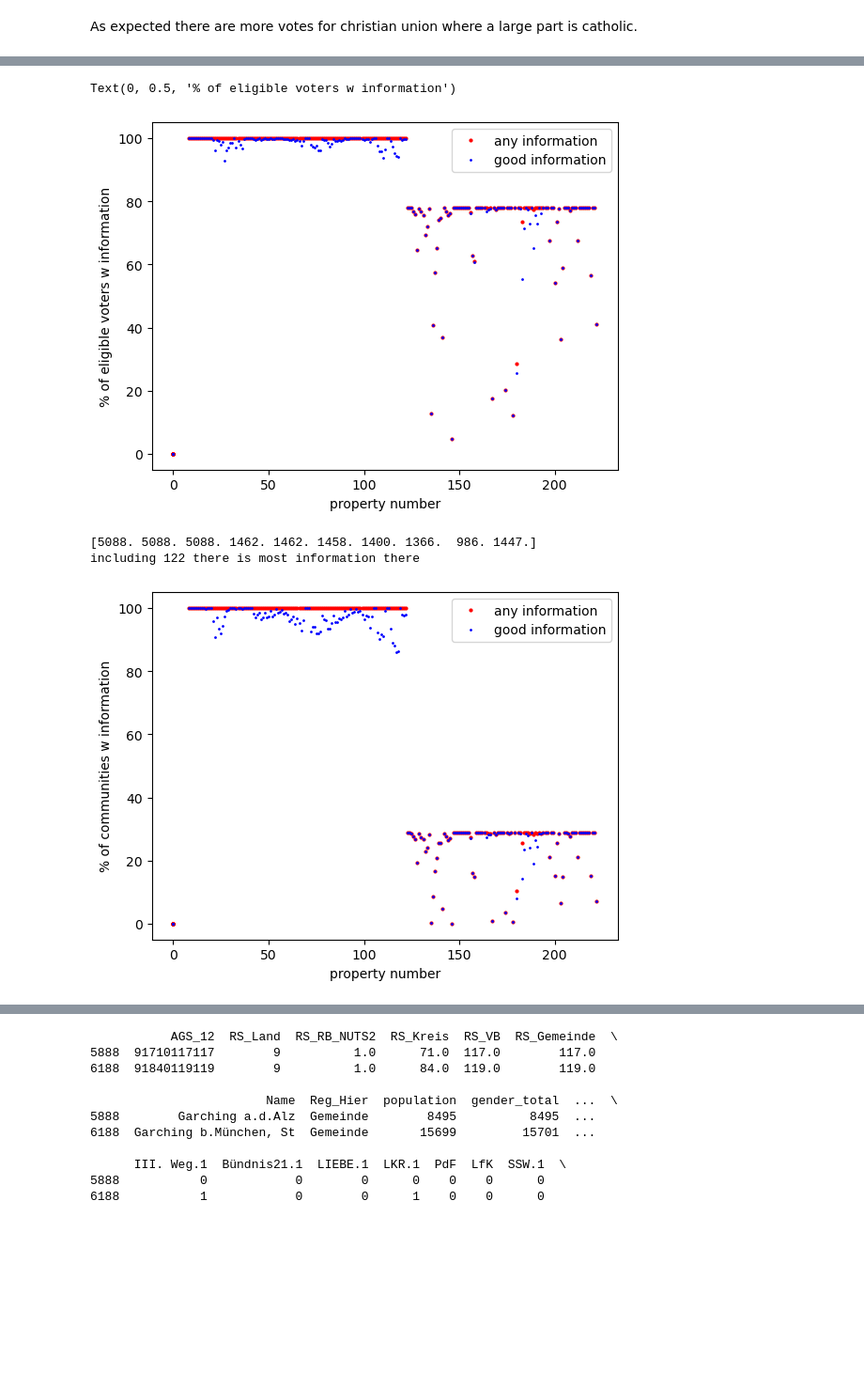
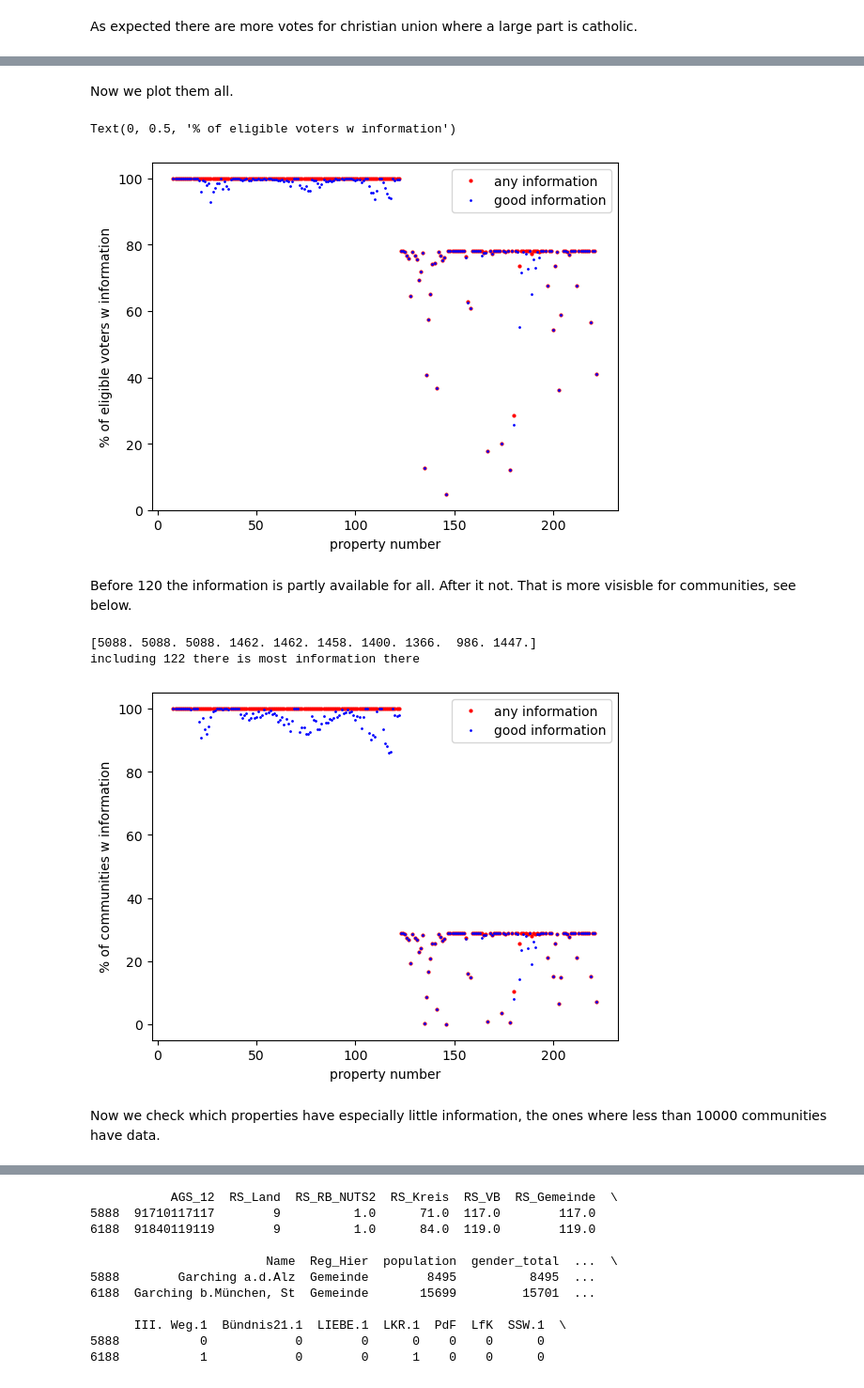
Before and after one commit to tkfritz/Germany-election, a Jupyter notebook: germany_linear.ipynb, the cells around one changed output, grey strips where cells are left out. Shown at 94% size. Drawn from its saved outputs; the diff is of its cells as text; code cells hidden in the pictures; blank space fills up the shorter version.

```diff
--- a/germany_linear.ipynb
+++ b/germany_linear.ipynb
@@ -926,8 +926,8 @@ median is 79.4048633117967
 # %% [markdown]
 We are now looking on the valid votes as function of voters. That checks for communities were votes are mssing because the mail votes were counted elsewhere. Since it is known that the mail votes is diffent, those communities are best excluded.
 # %%
-sel=comb1[(abs(100*comb1['eligible_voters']/comb1['population']-82.5)<27.5)]
-sel2=comb1[(abs(100*comb1['eligible_voters']/comb1['population']-82.5)<27.5) & (100*comb1['voters']/comb1['eligible_voters']>90-38/3*np.log10(comb1['population']/50))]
+sel=comb1[(abs(100*comb1['eligible_voters']/comb1['population']-82.5)<27.5)].copy()
+sel2=comb1[(abs(100*comb1['eligible_voters']/comb1['population']-82.5)<27.5) & (100*comb1['voters']/comb1['eligible_voters']>90-38/3*np.log10(comb1['population']/50))].copy()
 li=np.zeros((2,2))
 li[0,0]=90
 li[0,1]=52
@@ -992,11 +992,16 @@ Now we are looking in other census data.
 # %%
-print(sel2.eligible_voters.sum())
-print(sel2.eligible_voters[(sel2.religion_catholic>-0.5) & (sel2.qual_religion_catholic!=1)].sum())
 
-plt.plot(100*sel2['religion_catholic']/sel2['population'],100*(sel2['christian_socials_party_votes']+sel2['christian_democrats_party_votes'])/sel2['valid_votes_party_votes'],'o',ms=0.5,color='black',label='christian union')
+#combining the two christain unions
+comb1.loc[:,'christian_unions_party_votes']=comb1.loc[:,'christian_socials_party_votes']+comb1.loc[:,'christian_democrats_party_votes']
+comb1.loc[:,'christian_unions_person_votes']=comb1.loc[:,'christian_socials_person_votes']+comb1.loc[:,'christian_democrats_person_votes']
+
+sel2.loc[:,'christian_unions_party_votes']=sel2.loc[:,'christian_socials_party_votes']+sel2.loc[:,'christian_democrats_party_votes']
+sel2.loc[:,'christian_unions_person_votes']=sel2.loc[:,'christian_socials_person_votes']+sel2.loc[:,'christian_democrats_person_votes']
+
+plt.plot(100*sel2['religion_catholic']/sel2['population'],100*sel2['christian_unions_party_votes']/sel2['valid_votes_party_votes'],'o',ms=0.5,color='black',label='christian union')
 plt.legend(loc="best")
 plt.xlabel("% catholic")
-plt.ylabel("% christain unions")
+plt.ylabel("% christian unions")
 #plt.yscale("log")
 #plt.xscale("log")
 # %% [output]
@@ -1011,15 +1029,11 @@ We are now checking for quality of the zensus properties, we always exclude alre
 # %%
-print(f"total eligible voters {sel2.eligible_voters.sum()}")
-print(f"total catholic numbers {sel2.eligible_voters[(sel2.religion_catholic>-0.5)].sum()}")
-print(f"total reliable catholic numbers {sel2.eligible_voters[(sel2.religion_catholic>-0.5) & (sel2.qual_religion_catholic!=1)].sum()}")
-#now automatic
-print(sel2['qual_'+column_names[9]])
-print(len(column_names))
-stat=np.zeros((9,223))
+print(column_names[8])
+xs=8
+print(f"census properties start at {xs}")
+stat=np.empty((9,len(column_names)))
 stat[1,:]=sel2.eligible_voters.sum()
 stat[4,:]=sel2.eligible_voters.count()
-for i in range (8, 223):
-    print(i)
+for i in range (xs, 223):
     stat[0,i]=i
     stat[2,i]=sel2.eligible_voters[(sel2[column_names[i]]>-0.5)].sum()
     stat[3,i]=sel2.eligible_voters[(sel2[column_names[i]]>-0.5) & (sel2['qual_'+column_names[i]]!=1)].sum()
@@ -1027,6 +1041,6 @@ for i in range (8, 223):
     stat[6,i]=sel2.eligible_voters[(sel2[column_names[i]]>-0.5) & (sel2['qual_'+column_names[i]]!=1)].count()
     stat[7,i]=sel2[column_names[i]][(sel2[column_names[i]]>-0.5)].sum()
     stat[8,i]=sel2[column_names[i]][(sel2[column_names[i]]>-0.5) & (sel2['qual_'+column_names[i]]!=1)].sum()
-print(stat[:,7:12])
-print(max(stat[7]))
+print(f"smallest reliable voter number is {min(stat[6,xs:len(column_names)])}")
+print(f"smallest reliable voter property is {column_names[np.argmin(stat[6,xs:len(column_names)])+8]}")
 # %% [output]
@@ -1050,23 +1051,31 @@ total reliable catholic numbers 51664599
+# %% [markdown]
+Now we plot them all.
 # %%
-plt.plot(stat[0],100*stat[2]/stat[1],'o',ms=2,color='red',label='any information')
-plt.plot(stat[0],100*stat[3]/stat[1],'o',ms=1,color='blue',label='good information')
+plt.plot(stat[0,xs:len(column_names)],100*stat[2,xs:len(column_names)]/stat[1,xs:len(column_names)],'o',ms=2,color='red',label='any information')
+plt.plot(stat[0,xs:len(column_names)],100*stat[3,xs:len(column_names)]/stat[1,xs:len(column_names)],'o',ms=1,color='blue',label='good information')
 plt.legend(loc="best")
 plt.xlabel("property number")
 plt.ylabel("% of eligible voters w information")
 # %% [output]
 Text(0, 0.5, '% of eligible voters w information')
-[figure, old version]
+[figure, new version]
+# %% [markdown]
+Before 120 the information is partly available for all. After it not. That is more visisble for communities, see below.
 # %%
-plt.plot(stat[0],100*stat[5]/stat[4],'o',ms=2,color='red',label='any information')
-plt.plot(stat[0],100*stat[6]/stat[4],'o',ms=1,color='blue',label='good information')
+plt.plot(stat[0,xs:len(column_names)],100*stat[5,xs:len(column_names)]/stat[4,xs:len(column_names)],'o',ms=2,color='red',label='any information')
+plt.plot(stat[0,xs:len(column_names)],100*stat[6,xs:len(column_names)]/stat[4,xs:len(column_names)],'o',ms=1,color='blue',label='good information')
 plt.legend(loc="best")
 plt.xlabel("property number")
 plt.ylabel("% of communities w information")
 print(stat[5,120:130])
 print("including 122 there is most information there")
+#setting until when most information is there
+xb=123
 # %% [output]
 [5088. 5088. 5088. 1462. 1462. 1458. 1400. 1366.  986. 1447.]
 including 122 there is most information there
-[figure, old version]
+[figure, new version]
+# %% [markdown]
+Now we check which properties have especially little information, the ones where less than 10000 communities have data.
 # %%
 #looking at the ince with at least a limit of 10000, at most 1462 units (could add about 300 by using counties minus towns in them )
```
Also changed, not shown: parts of 92 cells of this notebook.
